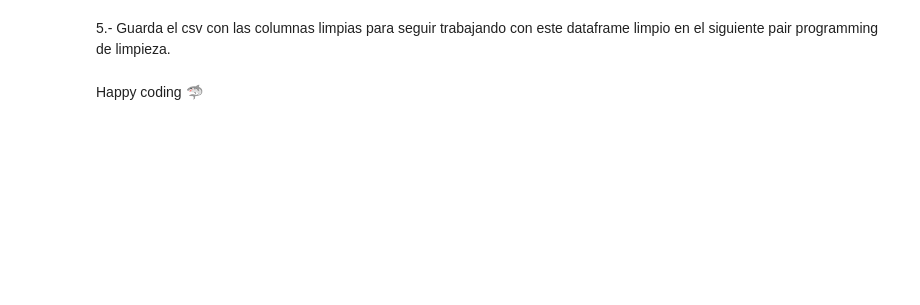
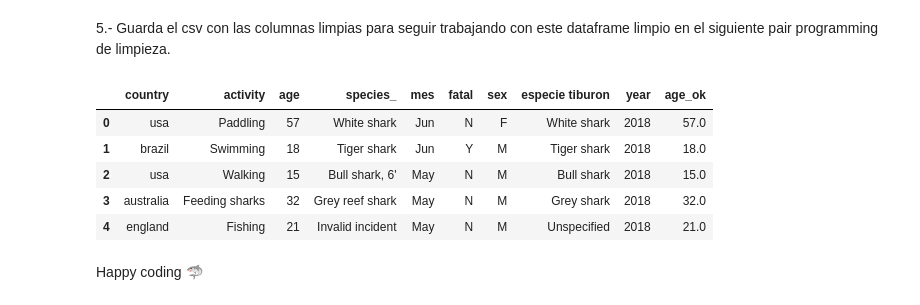
Before and after one commit to Adalab/DA-promo-c-modulo-2-sprint-2-Silvia-Pilar, a Jupyter notebook: Limpieza/Leccion-12-Limpieza-III-Valores-Extremos/Limpieza-III-Valores-Extremos.ipynb, the cells around one changed output. Drawn from its saved outputs; the diff is of its cells as text; code cells hidden in the pictures; blank space fills up the shorter version.

```diff
--- a/Limpieza/Leccion-12-Limpieza-III-Valores-Extremos/Limpieza-III-Valores-Extremos.ipynb
+++ b/Limpieza/Leccion-12-Limpieza-III-Valores-Extremos/Limpieza-III-Valores-Extremos.ipynb
@@ -67,2 +152,17 @@ Por lo tanto, en este ejercicio tendremos que limpiar los outliers.
 # %% [markdown]
 5.- Guarda el csv con las columnas limpias para seguir trabajando con este dataframe limpio en el siguiente pair programming de limpieza.
+# %%
+# creamos una copia del dataframe original, le eliminamos las columnas numéricas y le
+# añadimos el dataframe numérico sin outliers
+
+df_final = df.copy()
+df_final.drop(lista_columna_numerica, axis = 1, inplace = True)
+df_final = df_final.join(df_numericas_sin_outlier, how = 'inner')
+df_final.head()
+# %% [output]
+|  | country | activity | age | species_ | mes | fatal | sex | especie tiburon | year | age_ok |
+| 0 | usa | Paddling | 57 | White shark | Jun | N | F | White shark | 2018 | 57.0 |
+| 1 | brazil | Swimming | 18 | Tiger shark | Jun | Y | M | Tiger shark | 2018 | 18.0 |
+| 2 | usa | Walking | 15 | Bull shark, 6' | May | N | M | Bull shark | 2018 | 15.0 |
+| 3 | australia | Feeding sharks | 32 | Grey reef shark | May | N | M | Grey shark | 2018 | 32.0 |
+| 4 | england | Fishing | 21 | Invalid incident | May | N | M | Unspecified | 2018 | 21.0 |
```
Also changed, not shown: parts of 16 cells of this notebook, 2 other files.
